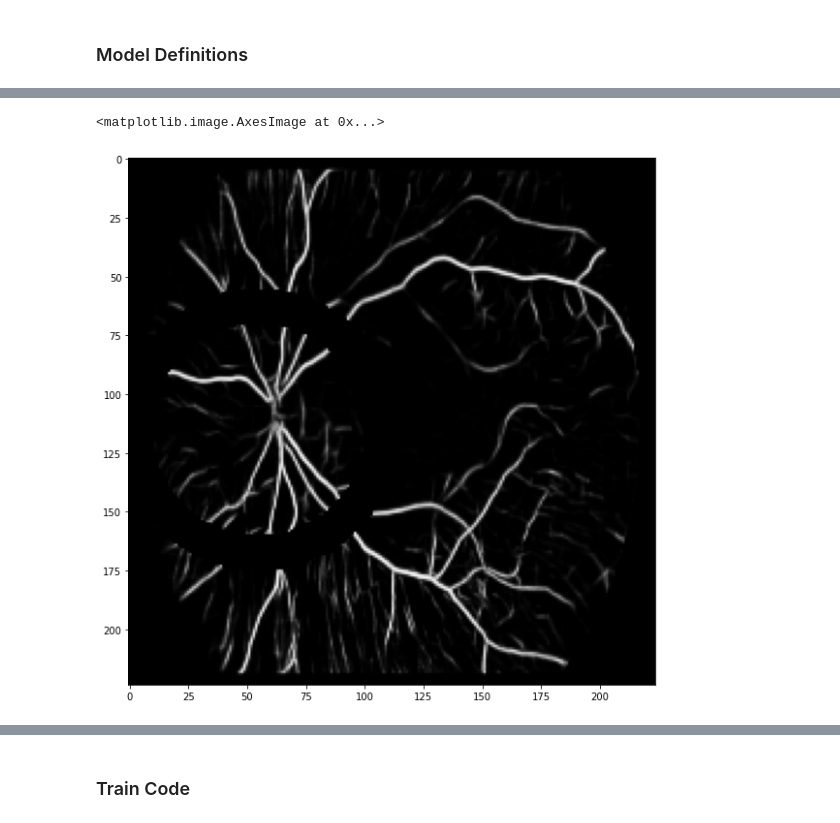
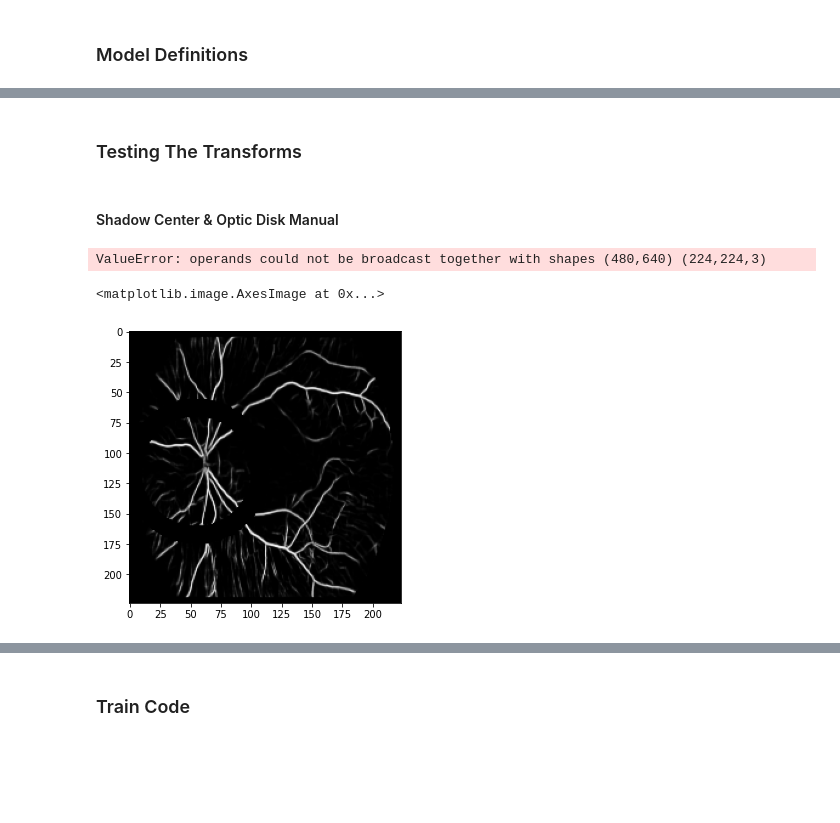
Before and after one commit to Centrattic/race, a Jupyter notebook: classifier_experiments/train.ipynb, the cells around one changed output, grey strips where cells are left out. Cells and saved outputs as stored; diff of their text form; code cells hidden in the pictures; blank space fills up the shorter version.

```diff
--- a/classifier_experiments/train.ipynb
+++ b/classifier_experiments/train.ipynb
@@ -275,22 +320,0 @@ def optic_disk_segmenter():
-# %%
-# will generate a csv of all the centers of the optic disks per id, this will speed up classification
-
-csv_path = "/users/riya/race/csv/image_race_data.csv"
-data_path = "/users/riya/race/dataset/fundus/" # takes in fundus images
-save_path = "/users/riya/race/optic_disk/DeepROP/dataset/"
-
-# 1. Copy DeepROP folder into
-# 2. get all the fundus images into DeepROP folder in the dataset location, just copy from data_path
-# 3. run the DeepROP folder using docker. Use docker mount. Get the output
-# 4. Save the .csv.
-# 5. Extract image id from full path column and create new image id column. Save the .csv and now you can use that.
-
-# 1 Done
-# 2
-
-# getting all the files in the source directory
-files = os.listdir(data_path)
-for i in files:
-    img_id = os.path.splitext(i)[0]
-    img = Image.open(data_path + img_id + ".png")
-    img.save(save_path + img_id + ".bmp")
@@ -331,8 +405,9 @@ class PretrainedModel(nn.Module):
 
 # depending on the inputs, I can run this code 8 times to train this model. It'll be easy to train at that point!
 
-def shadow_regions(img, skeleton, shadow, radius, region,
-                   shadow_ring, ring_radiuses, disk_center, image_size = (224, 224)):
+def shadow_regions(img, skeleton, disk_center, shadow, radius,
+                   shadow_ring, ring_radiuses, region,
+                   image_size = (224, 224)):
 
     img = np.array(img)
     img = cv2.resize(img, image_size)
@@ -385,15 +460,24 @@ def shadow_regions(img, skeleton, shadow, radius, region,
     img = Image.fromarray(img)
 
     return img
+# %% [markdown]
+### Testing The Transforms
+# %% [markdown]
+#### Shadow Center & Optic Disk Manual
 # %%
 my_test_img = np.array(Image.open("/users/riya/race/dataset/segmentations/9131.bmp"))
 my_test_img = cv2.resize(my_test_img, (224, 224))
 test_channels = np.repeat(my_test_img[:, :, np.newaxis], 3, axis=2).reshape((224,224,3))
+# %%
+disk_center = determine_image_center(test_channels, (224, 224), "../../optic_disk/DeepROP/quality_assurance/QA.csv")
+# %% [output]
+ValueError: operands could not be broadcast together with shapes (480,640) (224,224,3)
 # %%
-dark_center45 = shadow_regions(test_channels, False, True, 45, 'dark_center', True, [45, 60], (55,115))
+
+dark_center45 = shadow_regions(test_channels, False, (55,115), True, 45, True, [45, 60], 'dark_center')
 # %%
-plt.gcf().set_size_inches(10, 10)
+plt.gcf().set_size_inches(5, 5)
 plt.imshow(dark_center45)
 # %% [output]
 <matplotlib.image.AxesImage at 0x...>
-[figure, old version]
+[figure, new version]
```
Also changed, not shown: parts of 50 cells of this notebook.
